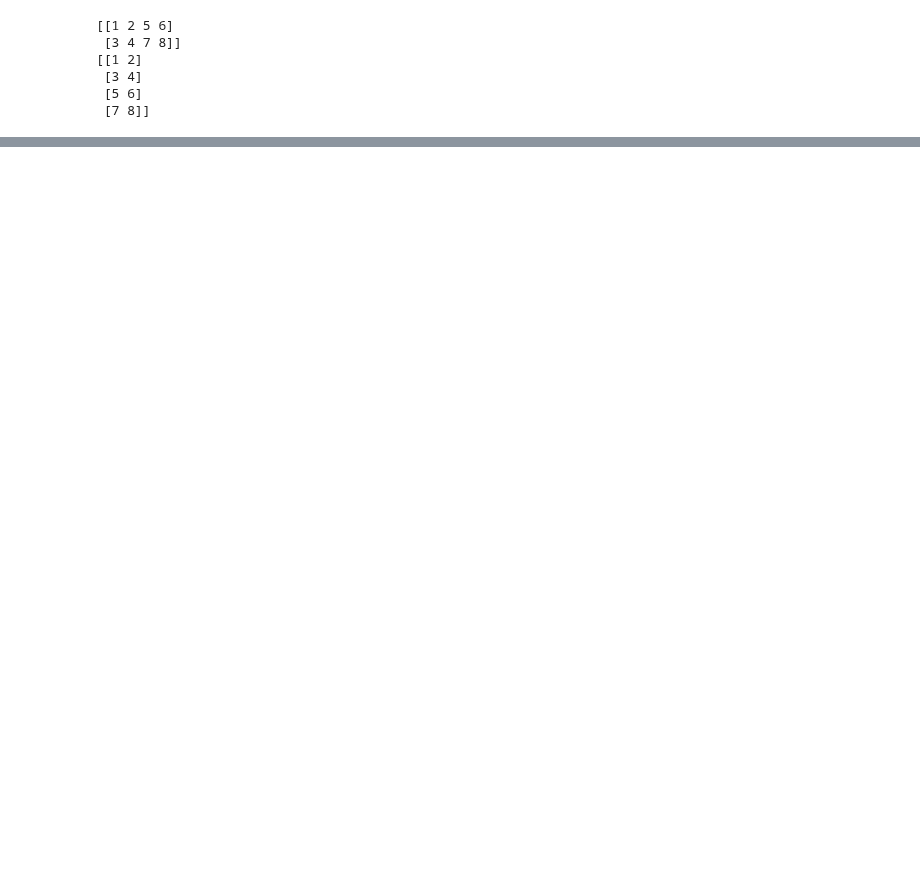
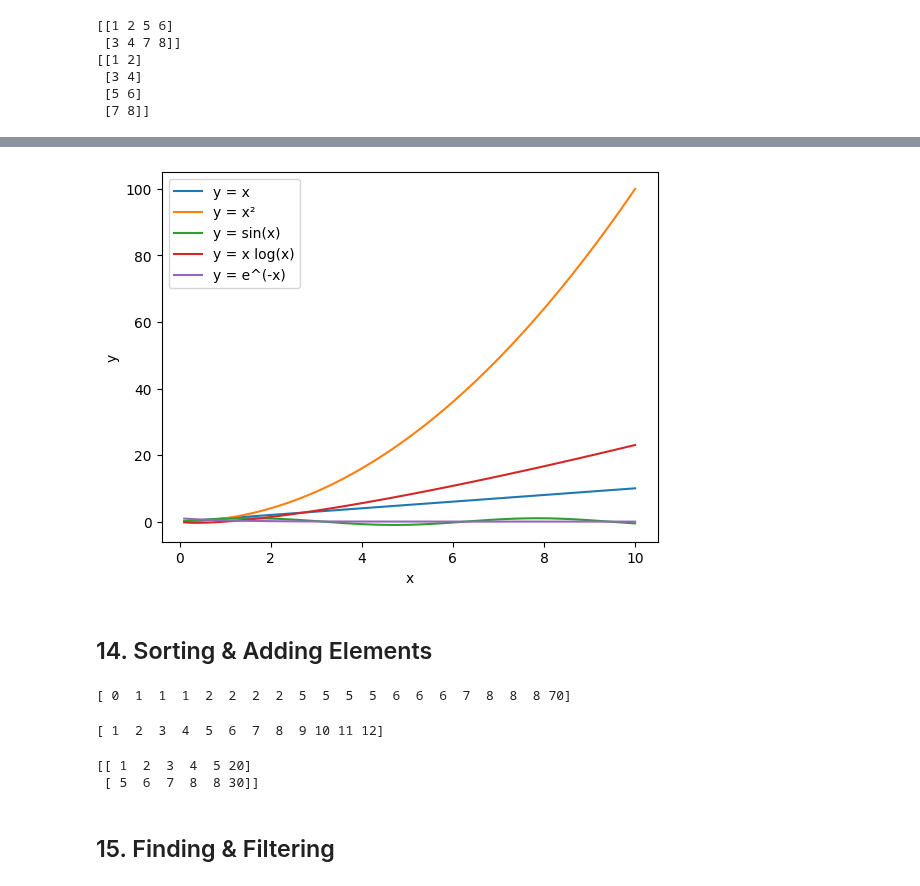
Before and after one commit to sonusingh789/Python-Practice, a Jupyter notebook: DATA/NumPy/NumPy.ipynb, the cells around one changed output, grey strips where cells are left out. Cells and saved outputs as stored; diff of their text form; code cells hidden in the pictures; blank space fills up the shorter version.

Commit message:
numpy

```diff
--- a/DATA/NumPy/NumPy.ipynb
+++ b/DATA/NumPy/NumPy.ipynb
@@ -513,0 +866,64 @@ print(d)
+# %%
+import numpy as np
+import matplotlib.pyplot as plt
+
+x = np.linspace(0.1, 10, 100)
+
+y1 = x
+y2 = x**2
+y3 = np.sin(x)
+y4 = x * np.log(x)
+y5 = np.exp(-x)
+
+plt.plot(x, y1, label="y = x")
+plt.plot(x, y2, label="y = x²")
+plt.plot(x, y3, label="y = sin(x)")
+plt.plot(x, y4, label="y = x log(x)")
+plt.plot(x, y5, label="y = e^(-x)")
+
+plt.xlabel("x")
+plt.ylabel("y")
+plt.legend()
+plt.show()
+# %% [output]
+[figure, added]
+# %% [markdown]
+## 14. Sorting & Adding Elements <a name="sorting-and-adding-elements"></a>
+# %%
+arr = np.array(
+    [5,8,70,2,6,5,1,0,8,2,5,6,1,2,7,8,6,5,1,2]
+)
+print(np.sort(arr))
+# %% [output]
+[ 0  1  1  1  2  2  2  2  5  5  5  5  6  6  6  7  8  8  8 70]
+# %%
+arr = np.array([1,2,3,4,5,6,7,8,9])
+
+arr = np.append(arr, [10,11,12])
+
+print(arr)
+# %% [output]
+[ 1  2  3  4  5  6  7  8  9 10 11 12]
+# %%
+arr = np.array(
+    [
+        [1,2,3,4,5],
+        [5,6,7,8,8]
+    ]
+)
+
+new_arr = np.array(
+    [
+        [20],
+        [30]
+    ]
+)
+
+arr_new = np.concatenate((arr, new_arr), axis=1)
+
+print(arr_new)
+# %% [output]
+[[ 1  2  3  4  5 20]
+ [ 5  6  7  8  8 30]]
+# %% [markdown]
+## 15. Finding & Filtering <a name="finding-and-filtering"></a>
```
Also changed, not shown: parts of 106 cells of this notebook.
